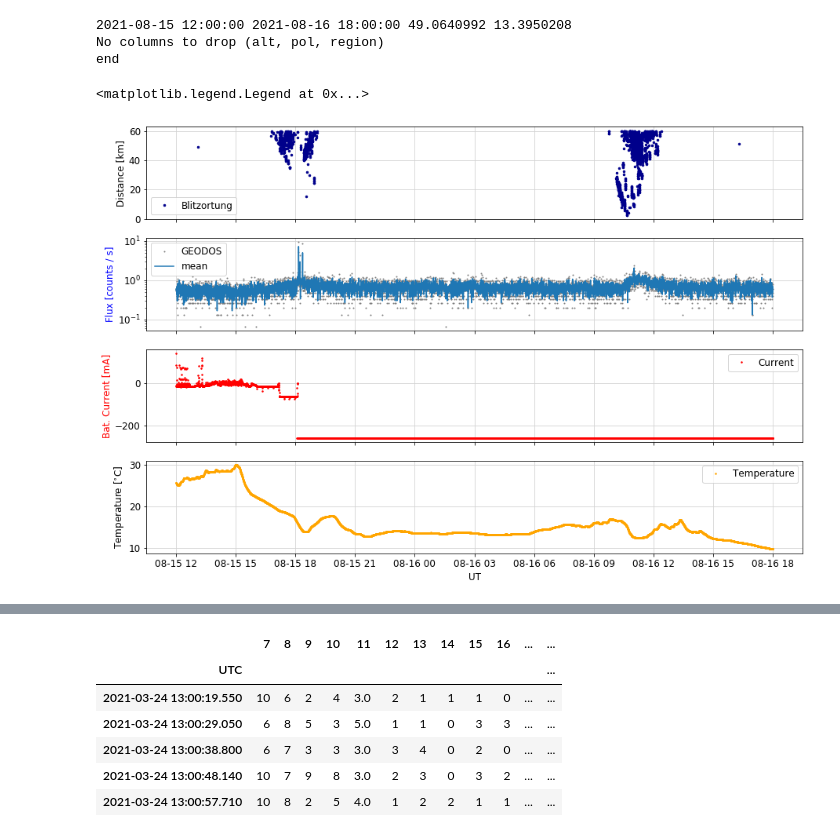
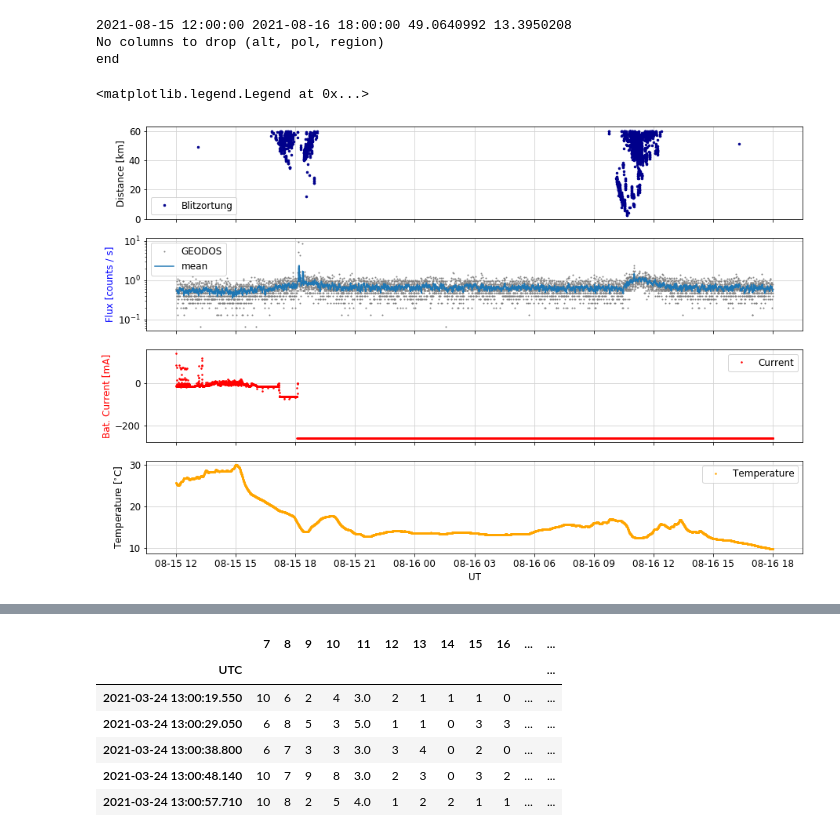
Before and after one commit to UniversalScientificTechnologies/GEODOS01, a Jupyter notebook: notebooks/GEODOS.ipynb, the cells around one changed output, grey strips where cells are left out. Saved outputs shown, nothing was run; the diff lists cells and outputs as text; code cells hidden in the pictures.

```diff
--- a/notebooks/GEODOS.ipynb
+++ b/notebooks/GEODOS.ipynb
@@ -28,7 +28,7 @@ dto = '/storage/stations/Polednik/geodos/2021/10/10'
 fto = dto + '/DATALOG.TXT'
 
 l=[]
-l.extend(range(0,100))
+l.extend(range(0,300))
 df = pd.read_table(fto, sep=',', header=None, names=l, comment='*',engine='python' )
 
 df.drop(df[df[0]=='$GPTXT'].index, inplace=True)
@@ -194,7 +194,7 @@ df.iloc[100:,:]
 df.dropna(subset=['UTC'], inplace=True)
 hist = df.loc[df[0]=='$HIST'].iloc[:,:20].copy()
 hist.iloc[:,1:] = hist.iloc[:,1:].apply(pd.to_numeric) #,errors='coerce')
-hist[0] = df[0]
+#hist[0] = df[0]
 hist['alt'] = df['alt'].apply(pd.to_numeric,errors='coerce')
 hist['lat'] = df['lat'].apply(pd.to_numeric,errors='coerce')
 hist['lon'] = df['lon'].apply(pd.to_numeric,errors='coerce')
@@ -202,6 +202,9 @@ hist['meas'] = df['meas'].apply(pd.to_numeric,errors='coerce')
 hist['UTC'] = df['UTC']
 #hist.iloc[:,18:269] = 0
 hist.set_index('meas', inplace=True)
+
 hits = df.loc[df[0]=='$HITS'].copy()
+#hits['meas'] = hist.index
 hits.iloc[:,1:] = hits.iloc[:,1:].apply(pd.to_numeric)
+hits['UTC'] = df['UTC']
 hits.set_index('meas', inplace=True)
@@ -272,0 +211,21 @@ hist
+# %%
+'''
+for index, row in hits.iterrows():
+    for j in range(2,2+row[1]*2,2):
+        hist.loc[index,int(row[j+1])+3] += 1
+'''
+hits.iloc[:,40:300] = 0
+for i in range(20):
+    for j in range(hits.iloc[i,1]):
+        hits.iloc[i,int(40+hits.iloc[i,j*2+3])] +=1
+#hits.merge(hist)
+#hits.drop(hits.iloc[:,18:40], axis=1, inplace=True)
+histogram = pd.DataFrame()
+histogram = hist.iloc[:,11:18]
+histogram = histogram.join(hits.iloc[:,40:])
+histogram['temperature'] = hist[4]
+histogram['pressure'] = hist[3]
+histogram['voltage'] = hist[5]
+histogram['current'] = hist[6]
+histogram.iloc[:,6:]
+histogram
@@ -402,8 +402,8 @@ plt.legend()
 <matplotlib.legend.Legend at 0x...>
 [figure]
 # %%
-NOISE_LEVEL = 12
-LAST_CHANNEL = 270
+NOISE_LEVEL = 0
+LAST_CHANNEL = 240
 WINDOW = 10
 
 plt.figure(figsize=(15,5))
@@ -411,7 +411,7 @@ plt.tight_layout()
 matplotlib.rcParams.update({'font.size': 15})
 
 
-xx = hist
+xx = histogram.copy()
 xx.set_index('UTC', inplace = True, drop=False)
 #xx = xx.loc['2019-11-27 00:00:00':'2019-11-29 01:30:00']
 #xx = xx.loc['2020-12-04 11:55:00':'2020-12-04 12:20:00']
@@ -436,7 +436,7 @@ plt.legend(loc=2)
 ax = plt.twinx()
 
 #plt.ylim([0,14000])
-xx[4].plot(c='red', label='temperature', marker='.', ms=3, linewidth='1', linestyle='none', drawstyle='steps-mid')
+xx['temperature'].plot(c='red', label='temperature', marker='.', ms=3, linewidth='1', linestyle='none', drawstyle='steps-mid')
 plt.ylabel(r'temperature [$^{\circ}$C]', color='red')
 
 plt.grid(b=True, which='major', color='grey', linestyle='-')
@@ -539,34 +530,34 @@ matplotlib.rcParams.update({'font.size': 12})
 
 xx = xx.loc['2021-08-15 12:00:00':'2021-08-16 18:00:00']
 
 xx['flux'] = (xx.iloc[:,range(NOISE_LEVEL,LAST_CHANNEL)].sum(axis=1))
 xx['fluxmean'] = xx['flux'].rolling(WINDOW).mean()
 
 ax3.plot(xx['flux']/15, marker='.', color='gray', label='GEODOS', ms=2, linestyle='none')
 ax3.plot(xx['fluxmean']/15, label='mean')
 ax3.grid(b=True, which='major', color='lightgrey', linestyle='-')
 ax3.set_ylabel(r'Flux [counts / s]', color='blue')
 ax3.set_yscale('log')
 #ax3.set_ylim(2,300)
 ax3.legend()
 
 
-ax4.plot(xx[4], c='orange', label='Temperature', marker='.', ms=3, linewidth='1', linestyle='none', drawstyle='steps-mid')
+ax4.plot(xx['temperature'], c='orange', label='Temperature', marker='.', ms=3, linewidth='1', linestyle='none', drawstyle='steps-mid')
 ax4.set_xlabel('UT')
 ax4.set_ylabel(r'Temperature [$^{\circ}$C]')
 ax4.grid(b=True, which='major', color='lightgrey', linestyle='-')
 ax4.legend()
 
 ax6.plot(blitz.index, blitz.km, ls='', marker='.', ms=5, label='Blitzortung', c='darkblue')
 ax6.set_ylabel('Distance [km]')
 ax6.legend()
 ax6.grid(b=True, which='major', color='lightgrey', linestyle='-')
 
-ax5.plot(xx[6], c='red', label='Current', marker='.', ms=3, linewidth='1', linestyle='none', drawstyle='steps-mid')
+ax5.plot(xx['current'], c='red', label='Current', marker='.', ms=3, linewidth='1', linestyle='none', drawstyle='steps-mid')
 ax5.set_ylabel('Bat. Current [mA]', color='red')
 ax5.grid(b=True, which='major', color='lightgrey', linestyle='-')
 ax5.legend()
 # %% [output]
 <matplotlib.legend.Legend at 0x...>
-[figure, old version]
+[figure, new version]
 # %%
```
Also changed, not shown: parts of 13 cells of this notebook.
